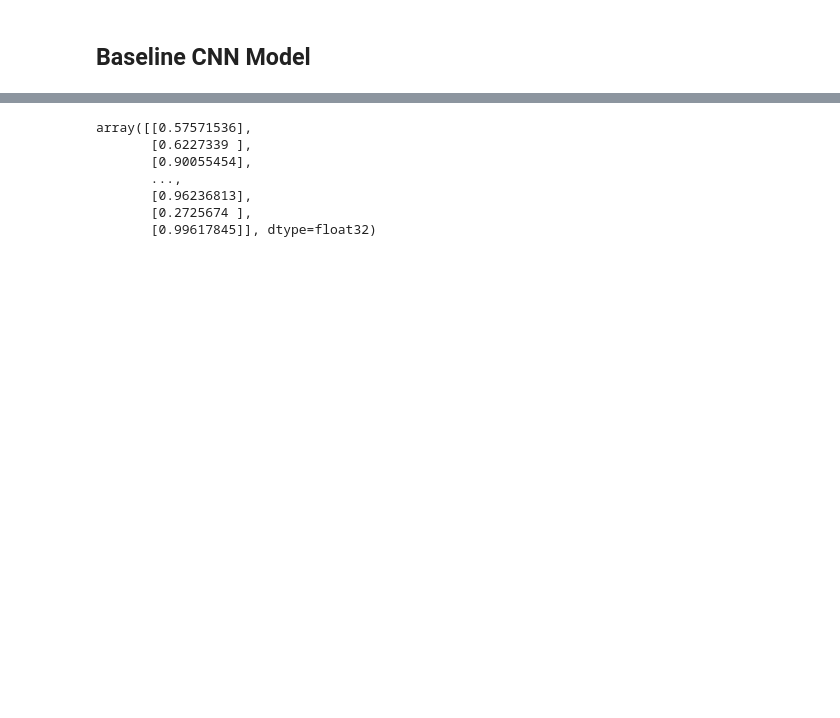
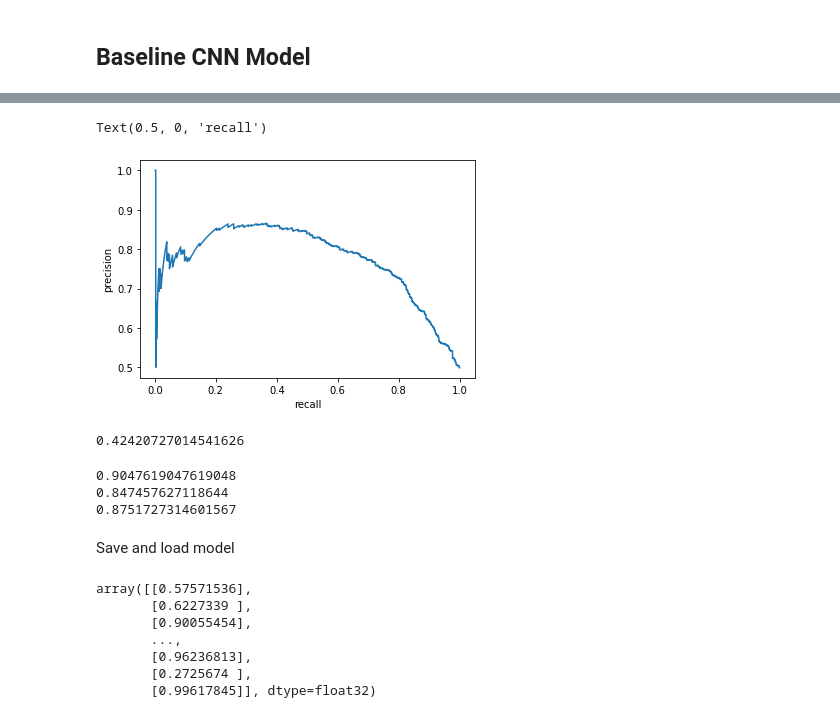
Before and after one commit to elizabeth-feldeverd/idc-backend, a Jupyter notebook: notebooks/elizabeth_idc.ipynb, the cells around one changed output, grey strips where cells are left out. Cells and saved outputs as stored; diff of their text form; code cells hidden in the pictures; blank space fills up the shorter version.

Commit message:
added threshold and precision recall curve

```diff
--- a/notebooks/elizabeth_idc.ipynb
+++ b/notebooks/elizabeth_idc.ipynb
@@ -10,3 +19,7 @@ y = np.load('../idc/data/Y.npy')
+# %%
+# Running in Colab
+X = np.load('/content/drive/MyDrive/Colab Notebooks/data/X.npy')
+y = np.load('/content/drive/MyDrive/Colab Notebooks/data/Y.npy')
 # %%
 X.shape
 # %% [output]
@@ -114,0 +141,6 @@ y_pred = model.predict(X_test)
+# %%
+precision, recall, threshold = precision_recall_curve(y_test, y_pred)
+
+print(f'precision- {precision[:5]}')
+print(f'recall- {recall[:5]}')
+print(f'threshold- {threshold[:5]}')
@@ -114,0 +151,5 @@ y_pred = model.predict(X_test)
+# %%
+scores = pd.DataFrame({'threshold':threshold,
+                       'precision': precision[:-1],
+                       'recall':recall[:-1]})
+scores.head()
@@ -115,3 +163,34 @@ y_pred = model.predict(X_test)
+# %%
+plt.plot(scores['recall'],scores['precision'])
+plt.ylabel('precision')
+plt.xlabel('recall')
+# %% [output]
+Text(0.5, 0, 'recall')
+[figure, added]
+# %%
+# Find threshold that guarantees 0.8 recall score
+threshold = scores[scores['recall'] >= 0.8].threshold.max()
+threshold
+# %% [output]
+0.42420727014541626
+# %%
+from sklearn.metrics import recall_score, precision_score, f1_score
+
+def custom_predict(X, custom_threshold):
+    probs = model.predict(X)
+    return (probs > custom_threshold).astype(int) # Boolean outcome converted to 0 or 1
+
+updated_preds = custom_predict(X=X_train, custom_threshold=threshold) # Update predictions
+
+print(recall_score(y_train, updated_preds)) # Rerun recall
+print(precision_score(y_train, updated_preds)) # Rerun precision
+print(f1_score(y_train, updated_preds)) # Rerun f1
+# %% [output]
+0.9047619047619048
+0.847457627118644
+0.8751727314601567
+# %% [markdown]
+Save and load model
 # %%
 from keras.models import load_model
 
```
Also changed, not shown: parts of 12 cells of this notebook.
